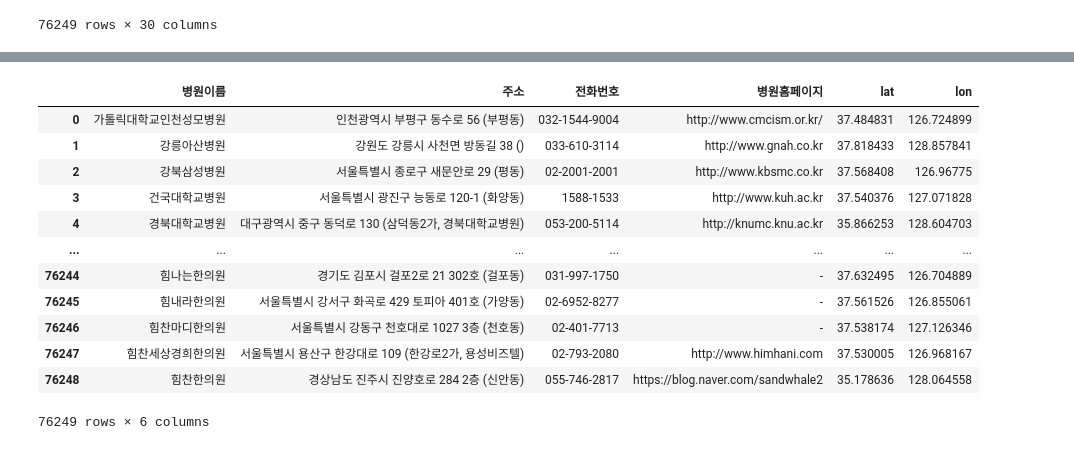
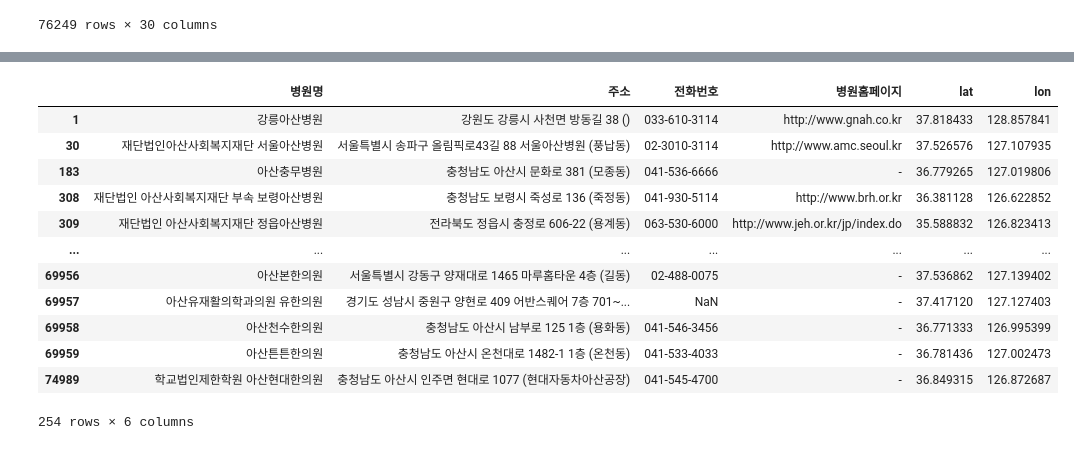
Before and after one commit to qooqookeke/car_greenhouse_gas, a Jupyter notebook: hospital.ipynb, the cells around one changed output, grey strips where cells are left out. Drawn from its saved outputs; the diff is of its cells as text; code cells hidden in the pictures.

```diff
--- a/hospital.ipynb
+++ b/hospital.ipynb
@@ -415,4 +430,4 @@ df_search
 | 76248 | 힘찬한의원 | 경상남도 진주시 진양호로 284 2층 (신안동) | 055-746-2817 | https://blog.naver.com/sandwhale2 | 35.178636 | 128.064558 |
 76249 rows × 6 columns
 # %%
-df_search
+hos_name = df_search['병원명'].str.contains('아산')
@@ -433,16 +449,18 @@ df_search
 # %%
-df_search = df_search.fillna('-')
+df2 = df_search.loc[hos_name]
-# %% [output]
-|  | 병원이름 | 주소 | 전화번호 | 병원홈페이지 | lat | lon |
-| 0 | 가톨릭대학교인천성모병원 | 인천광역시 부평구 동수로 56 (부평동) | 032-1544-9004 | http://www.cmcism.or.kr/ | 37.484831 | 126.724899 |
-| 1 | 강릉아산병원 | 강원도 강릉시 사천면 방동길 38 () | 033-610-3114 | http://www.gnah.co.kr | 37.818433 | 128.857841 |
-| 2 | 강북삼성병원 | 서울특별시 종로구 새문안로 29 (평동) | 02-2001-2001 | http://www.kbsmc.co.kr | 37.568408 | 126.96775 |
-| 3 | 건국대학교병원 | 서울특별시 광진구 능동로 120-1 (화양동) | 1588-1533 | http://www.kuh.ac.kr | 37.540376 | 127.071828 |
-| 4 | 경북대학교병원 | 대구광역시 중구 동덕로 130 (삼덕동2가, 경북대학교병원) | 053-200-5114 | http://knumc.knu.ac.kr | 35.866253 | 128.604703 |
-| ... | ... | ... | ... | ... | ... | ... |
-| 76244 | 힘나는한의원 | 경기도 김포시 걸포2로 21 302호 (걸포동) | 031-997-1750 | - | 37.632495 | 126.704889 |
-| 76245 | 힘내라한의원 | 서울특별시 강서구 화곡로 429 토피아 401호 (가양동) | 02-6952-8277 | - | 37.561526 | 126.855061 |
-| 76246 | 힘찬마디한의원 | 서울특별시 강동구 천호대로 1027 3층 (천호동) | 02-401-7713 | - | 37.538174 | 127.126346 |
-| 76247 | 힘찬세상경희한의원 | 서울특별시 용산구 한강대로 109 (한강로2가, 용성비즈텔) | 02-793-2080 | http://www.himhani.com | 37.530005 | 126.968167 |
-| 76248 | 힘찬한의원 | 경상남도 진주시 진양호로 284 2층 (신안동) | 055-746-2817 | https://blog.naver.com/sandwhale2 | 35.178636 | 128.064558 |
-76249 rows × 6 columns
+# %%
+df2
+# %% [output]
+|  | 병원명 | 주소 | 전화번호 | 병원홈페이지 | lat | lon |
+| 1 | 강릉아산병원 | 강원도 강릉시 사천면 방동길 38 () | 033-610-3114 | http://www.gnah.co.kr | 37.818433 | 128.857841 |
+| 30 | 재단법인아산사회복지재단 서울아산병원 | 서울특별시 송파구 올림픽로43길 88 서울아산병원 (풍납동) | 02-3010-3114 | http://www.amc.seoul.kr | 37.526576 | 127.107935 |
+| 183 | 아산충무병원 | 충청남도 아산시 문화로 381 (모종동) | 041-536-6666 | - | 36.779265 | 127.019806 |
+| 308 | 재단법인 아산사회복지재단 부속 보령아산병원 | 충청남도 보령시 죽성로 136 (죽정동) | 041-930-5114 | http://www.brh.or.kr | 36.381128 | 126.622852 |
+| 309 | 재단법인 아산사회복지재단 정읍아산병원 | 전라북도 정읍시 충정로 606-22 (용계동) | 063-530-6000 | http://www.jeh.or.kr/jp/index.do | 35.588832 | 126.823413 |
+| ... | ... | ... | ... | ... | ... | ... |
+| 69956 | 아산본한의원 | 서울특별시 강동구 양재대로 1465 마루홈타운 4층 (길동) | 02-488-0075 | - | 37.536862 | 127.139402 |
+| 69957 | 아산유재활의학과의원 유한의원 | 경기도 성남시 중원구 양현로 409 어반스퀘어 7층 701~... | NaN | - | 37.417120 | 127.127403 |
+| 69958 | 아산천수한의원 | 충청남도 아산시 남부로 125 1층 (용화동) | 041-546-3456 | - | 36.771333 | 126.995399 |
+| 69959 | 아산튼튼한의원 | 충청남도 아산시 온천대로 1482-1 1층 (온천동) | 041-533-4033 | - | 36.781436 | 127.002473 |
+| 74989 | 학교법인제한학원 아산현대한의원 | 충청남도 아산시 인주면 현대로 1077 (현대자동차아산공장) | 041-545-4700 | - | 36.849315 | 126.872687 |
+254 rows × 6 columns
```
Also changed, not shown: parts of 26 cells of this notebook, 1 other file.
